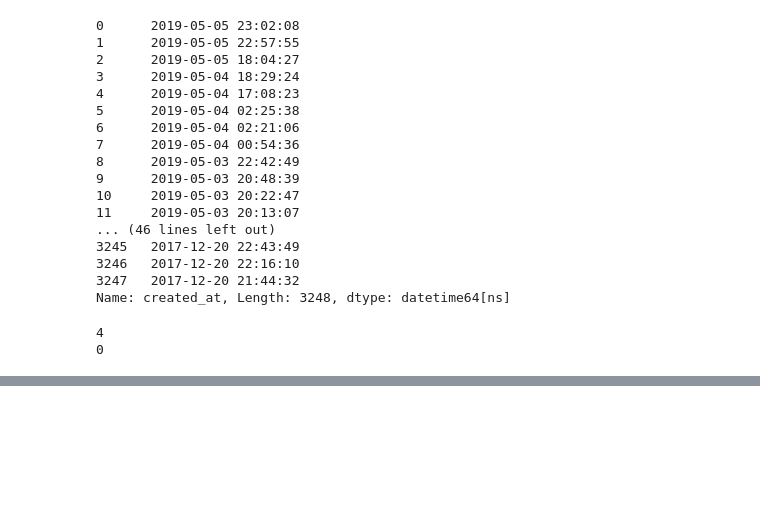
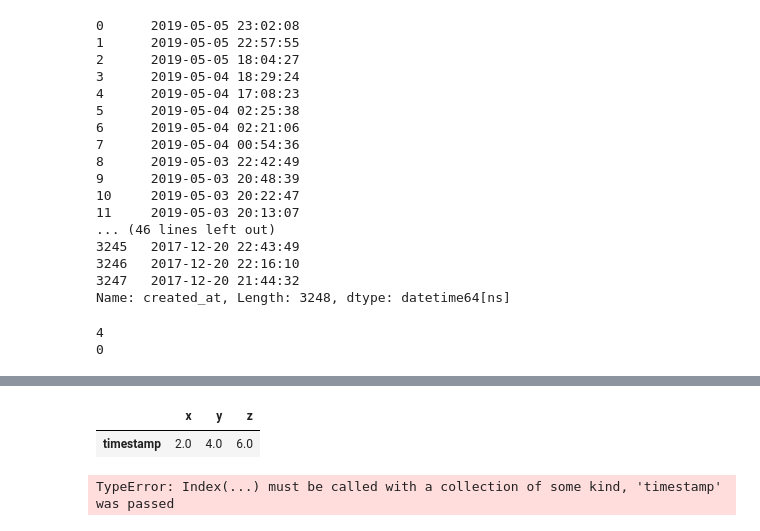
Before and after one commit to mng12689/predictit, a Jupyter notebook: Untitled-Copy1.ipynb, the cells around one changed output, grey strips where cells are left out. Saved outputs shown, nothing was run; the diff lists cells and outputs as text; code cells hidden in the pictures; blank space fills up the shorter version.

```diff
--- a/Untitled-Copy1.ipynb
+++ b/Untitled-Copy1.ipynb
@@ -755,0 +883,14 @@ update_twitter_history('@vp')
+# %%
+s = pd.Series({"x": 2, "y": 4, "z": 6 })
+s.name = "timestamp"
+df = s.to_frame().transpose()
+pd.DataFrame().append(s)
+# %% [output]
+|  | x | y | z |
+| timestamp | 2.0 | 4.0 | 6.0 |
+# %%
+df = pd.DataFrame(index="timestamp")
+_df = pd.Series([2,4,6]).to_frame().transpose()
+pd.concat([_df,df], axis=1)
+# %% [output]
+TypeError: Index(...) must be called with a collection of some kind, 'timestamp' was passed
```
Also changed, not shown: parts of 12 cells of this notebook, 1 other file.
